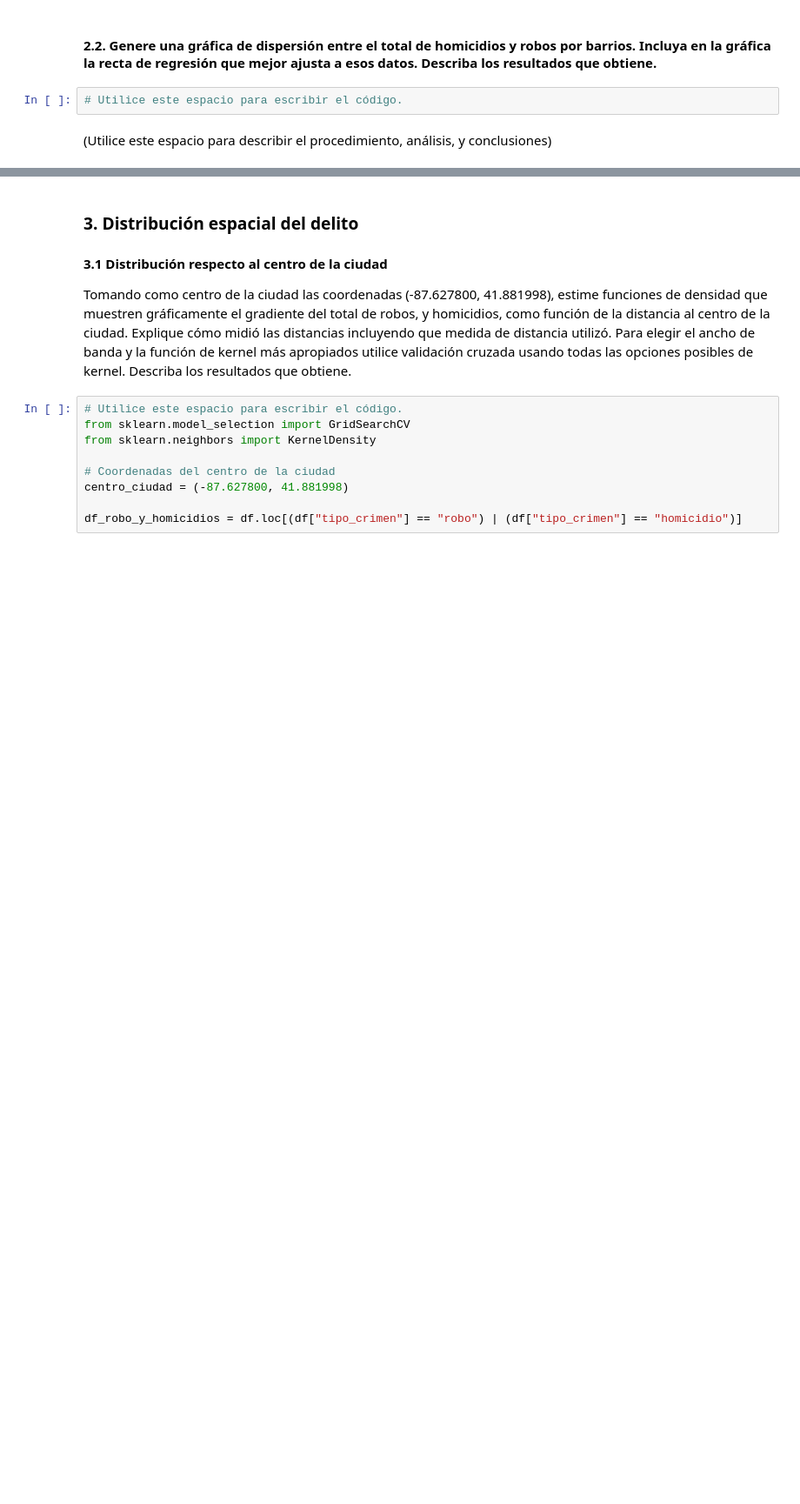
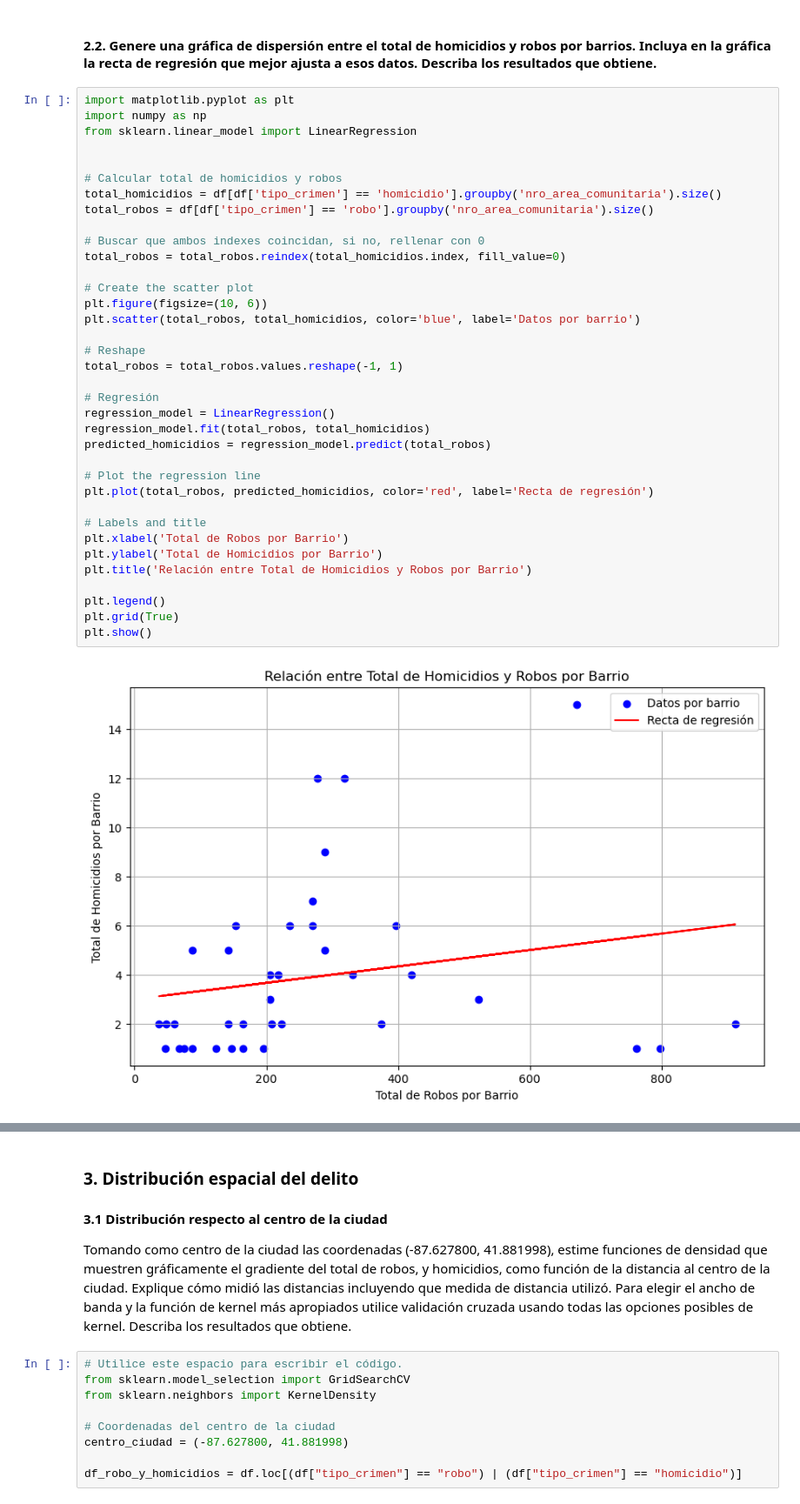
Before and after one commit to jddiaze/AprendizajeNoSupervisado, a Jupyter notebook: Semana7/S7_LC_Taller_Geograficos_KDE.ipynb, the cells around one changed output, grey strips where cells are left out. Shown at 87% size. Saved outputs shown, nothing was run; the diff lists cells and outputs as text; blank space fills up the shorter version.

```diff
--- a/Semana7/S7_LC_Taller_Geograficos_KDE.ipynb
+++ b/Semana7/S7_LC_Taller_Geograficos_KDE.ipynb
@@ -109,6 +213,40 @@ map
 # %% [markdown]
 #### 2.2. Genere una gráfica de dispersión entre el total de homicidios y robos por barrios. Incluya en la gráfica la recta de regresión que mejor ajusta a esos datos. Describa los resultados que obtiene.
-# %%
-# Utilice este espacio para escribir el código.
-# %% [markdown]
-(Utilice este espacio para describir el procedimiento, análisis, y conclusiones)
+# %%
+import matplotlib.pyplot as plt
+import numpy as np
+from sklearn.linear_model import LinearRegression
+
+
+# Calcular total de homicidios y robos
+total_homicidios = df[df['tipo_crimen'] == 'homicidio'].groupby('nro_area_comunitaria').size()
+total_robos = df[df['tipo_crimen'] == 'robo'].groupby('nro_area_comunitaria').size()
+
+# Buscar que ambos indexes coincidan, si no, rellenar con 0
+total_robos = total_robos.reindex(total_homicidios.index, fill_value=0)
+
+# Create the scatter plot
+plt.figure(figsize=(10, 6))
+plt.scatter(total_robos, total_homicidios, color='blue', label='Datos por barrio')
+
+# Reshape
+total_robos = total_robos.values.reshape(-1, 1)
+
+# Regresión
+regression_model = LinearRegression()
+regression_model.fit(total_robos, total_homicidios)
+predicted_homicidios = regression_model.predict(total_robos)
+
+# Plot the regression line
+plt.plot(total_robos, predicted_homicidios, color='red', label='Recta de regresión')
+
+# Labels and title
+plt.xlabel('Total de Robos por Barrio')
+plt.ylabel('Total de Homicidios por Barrio')
+plt.title('Relación entre Total de Homicidios y Robos por Barrio')
+
+plt.legend()
+plt.grid(True)
+plt.show()
+# %% [output]
+[figure, added]
```
Also changed, not shown: parts of 10 cells of this notebook.
